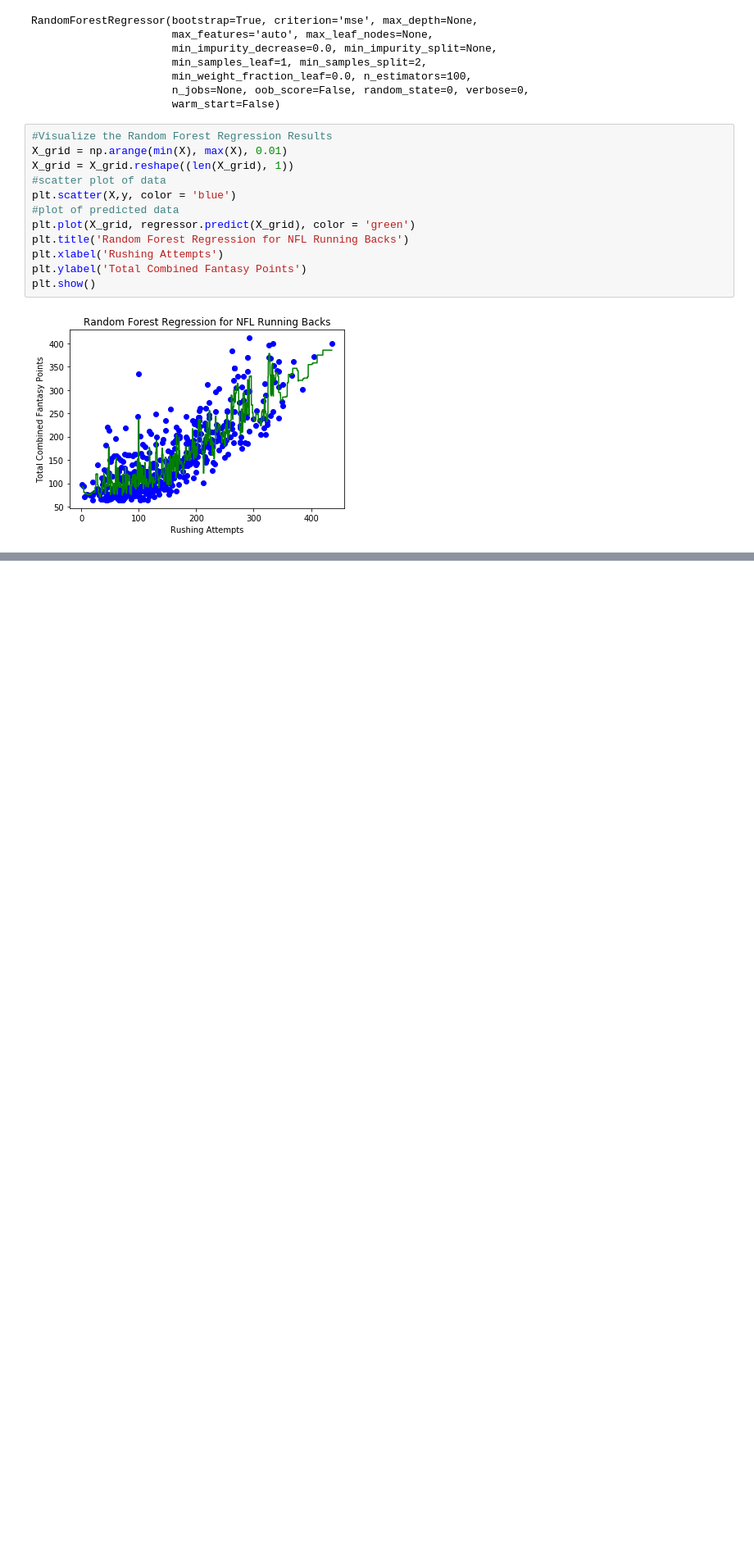
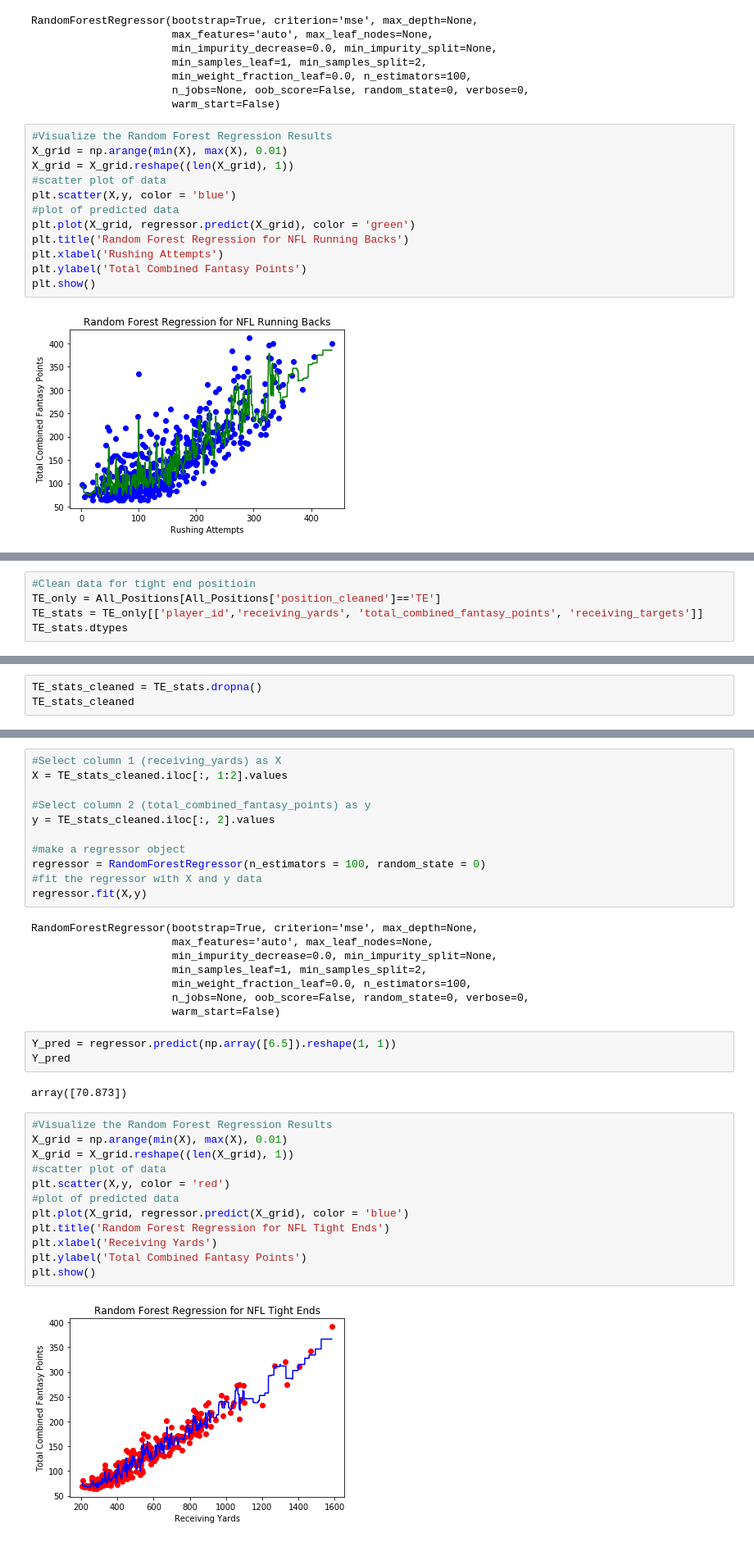
Before and after one commit to brettrchadwick/FantasyFootballProjections, a Jupyter notebook: ETL/Random_Forest.ipynb, the cells around one changed output, grey strips where cells are left out. Shown at 82% size. Cells and saved outputs as stored; diff of their text form; blank space fills up the shorter version.

```diff
--- a/ETL/Random_Forest.ipynb
+++ b/ETL/Random_Forest.ipynb
@@ -390,0 +586,5 @@ plt.show()
+# %%
+#Clean data for tight end positioin
+TE_only = All_Positions[All_Positions['position_cleaned']=='TE']
+TE_stats = TE_only[['player_id','receiving_yards', 'total_combined_fantasy_points', 'receiving_targets']]
+TE_stats.dtypes
@@ -390,0 +597,3 @@ plt.show()
+# %%
+TE_stats_cleaned = TE_stats.dropna()
+TE_stats_cleaned
@@ -390,0 +614,38 @@ plt.show()
+# %%
+#Select column 1 (receiving_yards) as X
+X = TE_stats_cleaned.iloc[:, 1:2].values
+
+#Select column 2 (total_combined_fantasy_points) as y
+y = TE_stats_cleaned.iloc[:, 2].values
+
+#make a regressor object
+regressor = RandomForestRegressor(n_estimators = 100, random_state = 0)
+#fit the regressor with X and y data
+regressor.fit(X,y)
+# %% [output]
+RandomForestRegressor(bootstrap=True, criterion='mse', max_depth=None,
+                      max_features='auto', max_leaf_nodes=None,
+                      min_impurity_decrease=0.0, min_impurity_split=None,
+                      min_samples_leaf=1, min_samples_split=2,
+                      min_weight_fraction_leaf=0.0, n_estimators=100,
+                      n_jobs=None, oob_score=False, random_state=0, verbose=0,
+                      warm_start=False)
+# %%
+Y_pred = regressor.predict(np.array([6.5]).reshape(1, 1))
+Y_pred
+# %% [output]
+array([70.873])
+# %%
+#Visualize the Random Forest Regression Results
+X_grid = np.arange(min(X), max(X), 0.01)
+X_grid = X_grid.reshape((len(X_grid), 1))
+#scatter plot of data
+plt.scatter(X,y, color = 'red')
+#plot of predicted data
+plt.plot(X_grid, regressor.predict(X_grid), color = 'blue')
+plt.title('Random Forest Regression for NFL Tight Ends')
+plt.xlabel('Receiving Yards')
+plt.ylabel('Total Combined Fantasy Points')
+plt.show()
+# %% [output]
+[figure, added]
```
Also changed, not shown: parts of 22 cells of this notebook, 4 other files.
